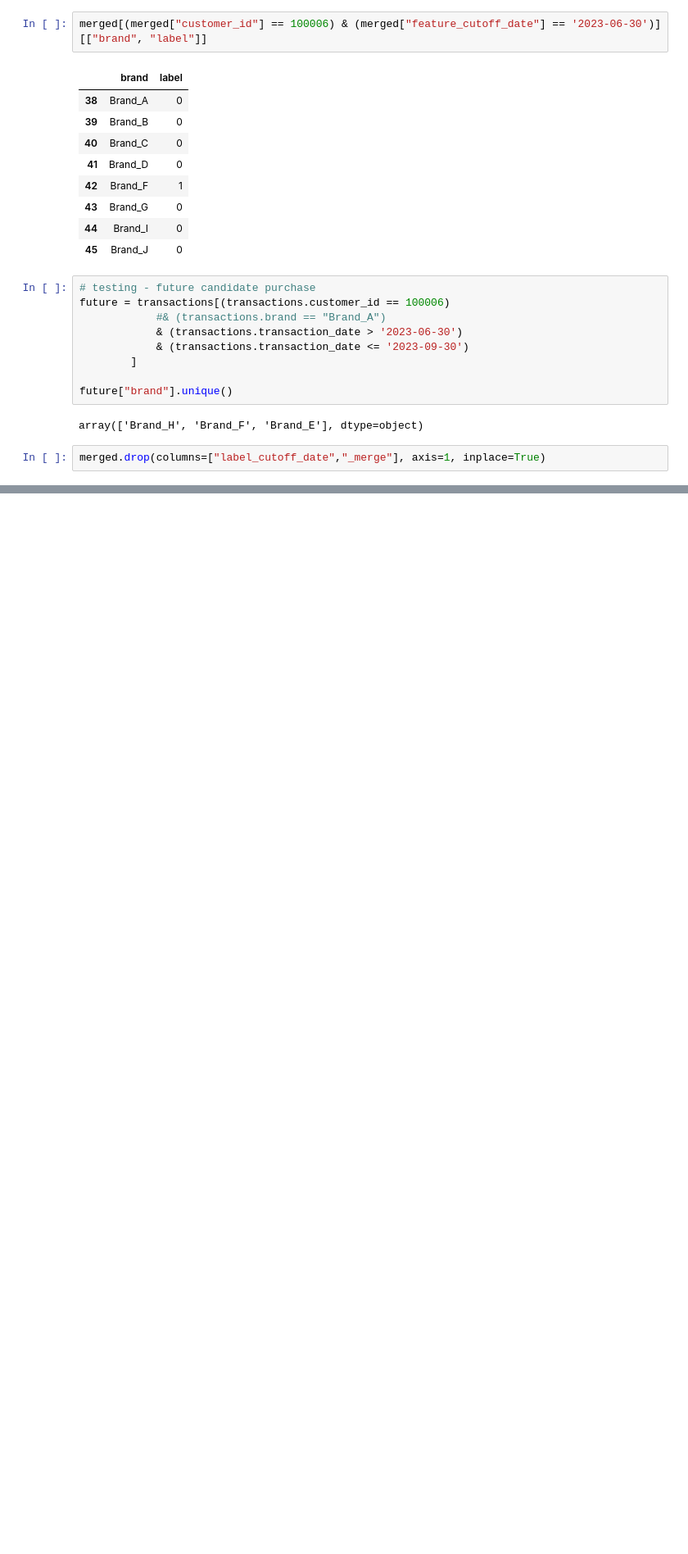
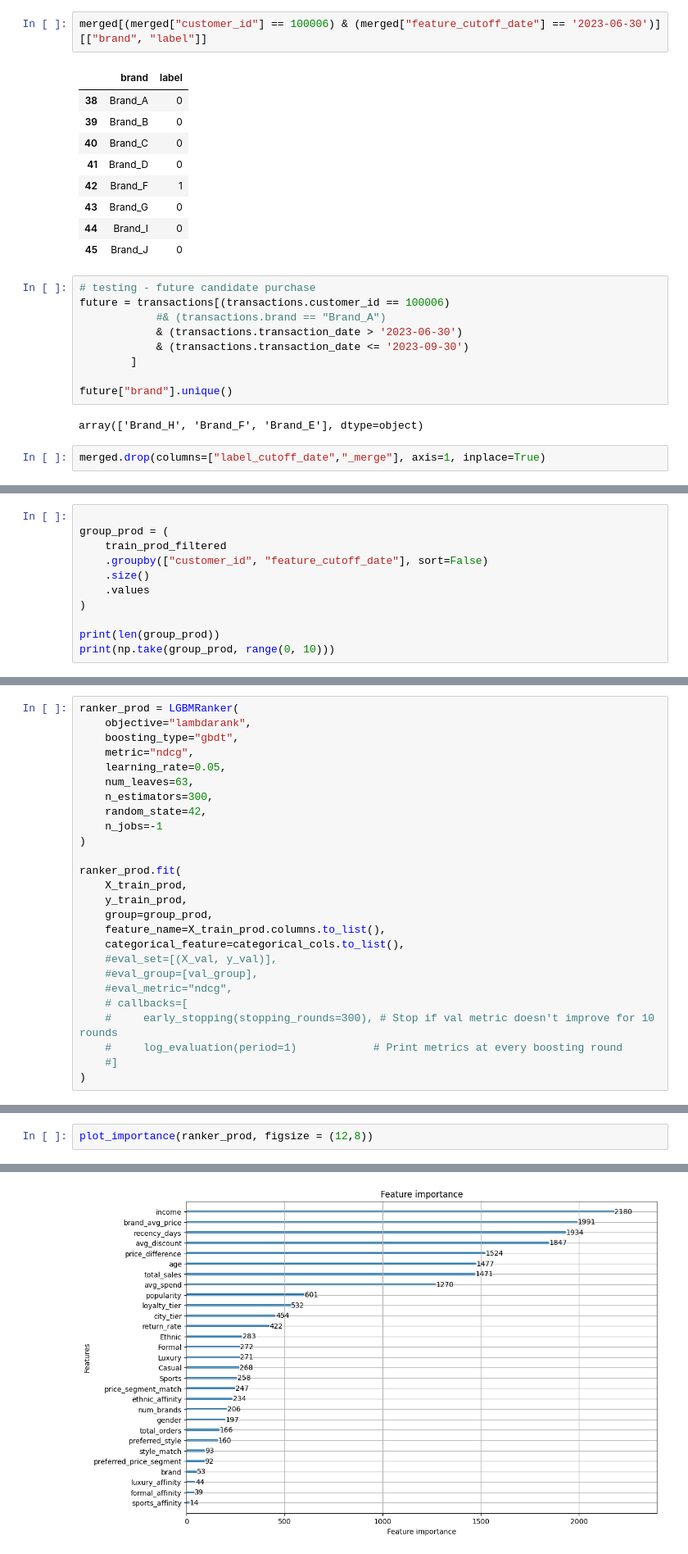
Before and after one commit to EdwinVivek/ML-hands-on-notebooks, a Jupyter notebook: Recommendation Systems/cross-brand expansion.ipynb, the cells around one changed output, grey strips where cells are left out. Shown at 82% size. Saved outputs shown, nothing was run; the diff lists cells and outputs as text; blank space fills up the shorter version.

```diff
--- a/Recommendation Systems/cross-brand expansion.ipynb
+++ b/Recommendation Systems/cross-brand expansion.ipynb
@@ -644,0 +2120,11 @@ merged.head()
+# %%
+
+group_prod = (
+    train_prod_filtered
+    .groupby(["customer_id", "feature_cutoff_date"], sort=False)
+    .size()
+    .values
+)
+
+print(len(group_prod))
+print(np.take(group_prod, range(0, 10)))
@@ -644,0 +2134,26 @@ merged.head()
+# %%
+ranker_prod = LGBMRanker(
+    objective="lambdarank",
+    boosting_type="gbdt",
+    metric="ndcg",
+    learning_rate=0.05,
+    num_leaves=63,
+    n_estimators=300,
+    random_state=42,
+    n_jobs=-1
+)
+
+ranker_prod.fit(
+    X_train_prod,
+    y_train_prod,
+    group=group_prod,
+    feature_name=X_train_prod.columns.to_list(),
+    categorical_feature=categorical_cols.to_list(),
+    #eval_set=[(X_val, y_val)],
+    #eval_group=[val_group],
+    #eval_metric="ndcg",
+    # callbacks=[
+    #     early_stopping(stopping_rounds=300), # Stop if val metric doesn't improve for 10 rounds
+    #     log_evaluation(period=1)            # Print metrics at every boosting round
+    #]
+)
@@ -644,0 +2168,3 @@ merged.head()
+# %%
+plot_importance(ranker_prod, figsize = (12,8))
+# %% [output]
@@ -644,0 +2172 @@ merged.head()
+[figure, added]
```
Also changed, not shown: parts of 187 cells of this notebook.
